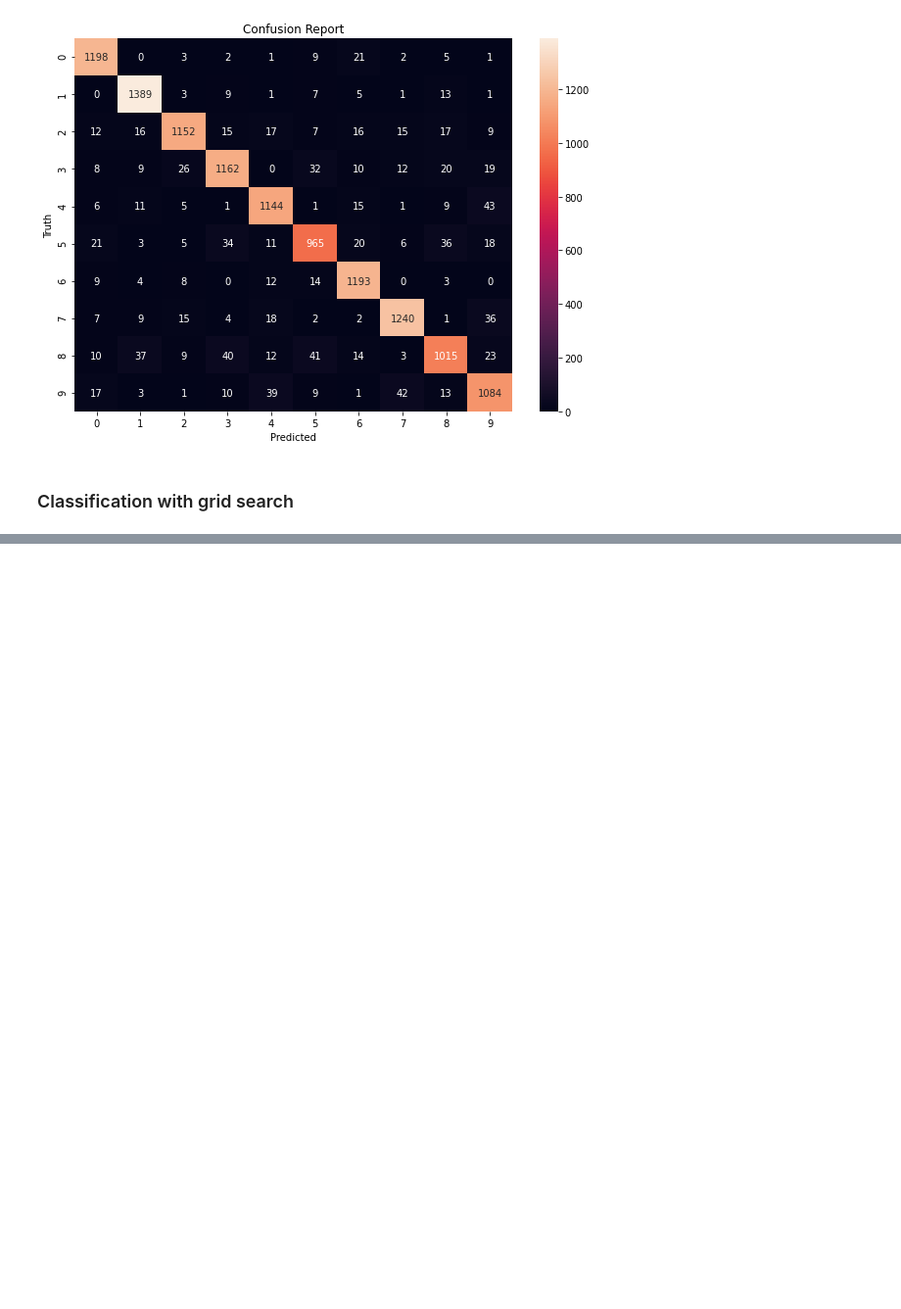
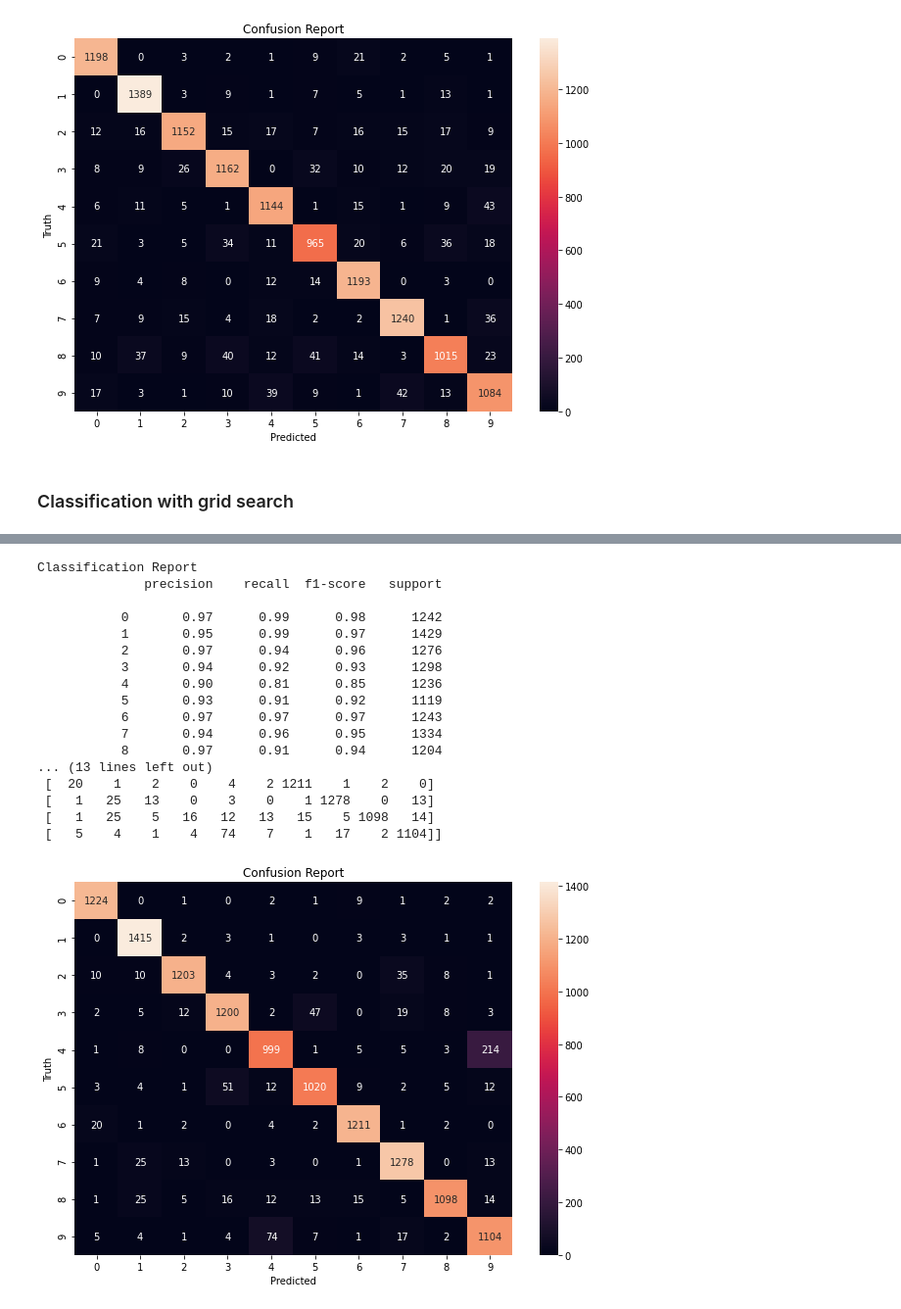
Before and after one commit to gbouzioto/machine_learning_master_2020, a Jupyter notebook: exercise_2/exercise_2.ipynb, the cells around one changed output, grey strips where cells are left out. Shown: that part at 98% size. Saved outputs shown, nothing was run; the diff lists cells and outputs as text; code cells hidden in the pictures; blank space fills up the shorter version.

```diff
--- a/exercise_2/exercise_2.ipynb
+++ b/exercise_2/exercise_2.ipynb
@@ -364,3 +390,22 @@ Classification Report
 # %%
-perform_classification_with_grid_search('Random Forest', X_train_new, X_test_new, y_train, y_test)
+perform_classification('kNN', X_train_new, X_test_new, y_train, y_test)
+# %% [output]
+Classification Report
+              precision    recall  f1-score   support
+
+           0       0.97      0.99      0.98      1242
+           1       0.95      0.99      0.97      1429
+           2       0.97      0.94      0.96      1276
+           3       0.94      0.92      0.93      1298
+           4       0.90      0.81      0.85      1236
+           5       0.93      0.91      0.92      1119
+           6       0.97      0.97      0.97      1243
+           7       0.94      0.96      0.95      1334
+           8       0.97      0.91      0.94      1204
+... (13 lines left out)
+ [  20    1    2    0    4    2 1211    1    2    0]
+ [   1   25   13    0    3    0    1 1278    0   13]
+ [   1   25    5   16   12   13   15    5 1098   14]
+ [   5    4    1    4   74    7    1   17    2 1104]]
+[figure, added]
 # %%
```
Also changed, not shown: parts of 14 cells of this notebook.
